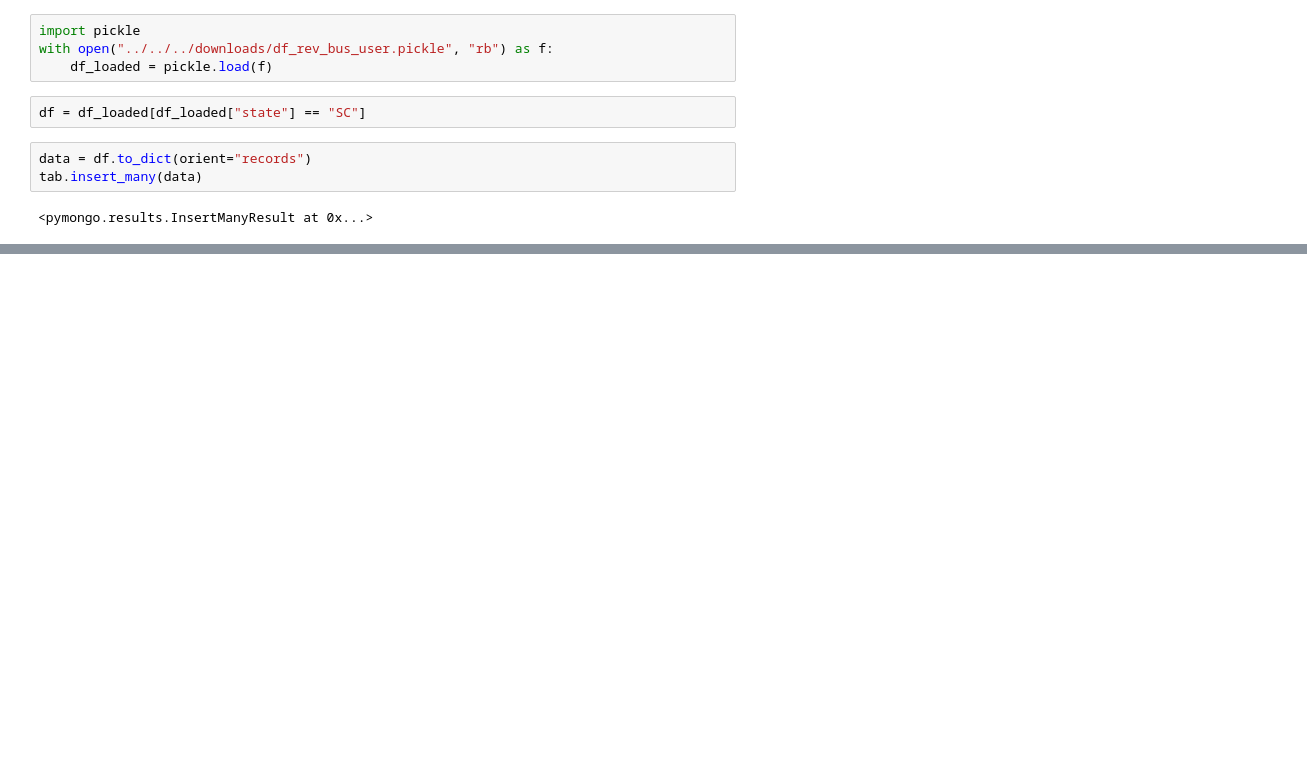
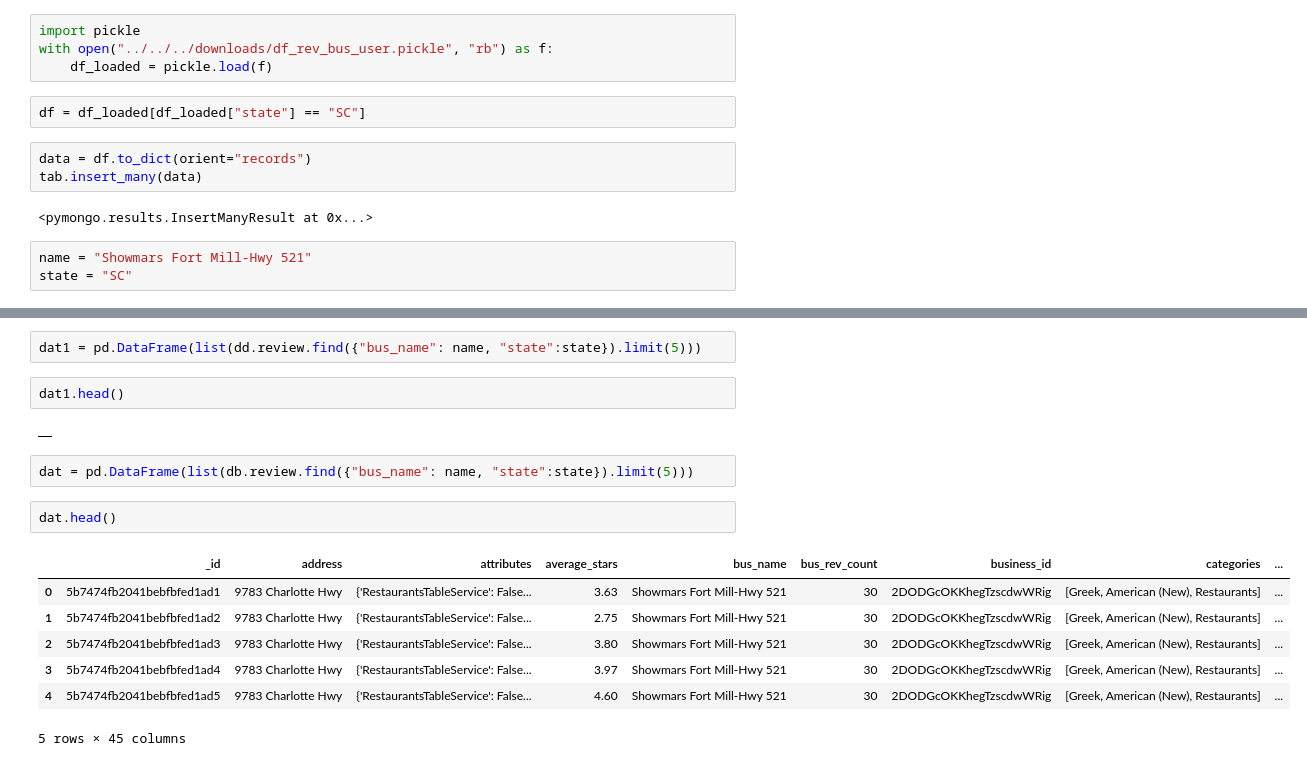
Before and after one commit to Chibuzor44/dsi-capstone, a Jupyter notebook: pipeline.ipynb, the cells around one changed output, grey strips where cells are left out. Saved outputs shown, nothing was run; the diff lists cells and outputs as text; blank space fills up the shorter version.

```diff
--- a/pipeline.ipynb
+++ b/pipeline.ipynb
@@ -42,3 +42,6 @@ data = df.to_dict(orient="records")
 tab.insert_many(data)
 # %% [output]
 <pymongo.results.InsertManyResult at 0x...>
+# %%
+name = "Showmars Fort Mill-Hwy 521"
+state = "SC"
@@ -44,0 +70,18 @@ tab.insert_many(data)
+# %%
+dat1 = pd.DataFrame(list(dd.review.find({"bus_name": name, "state":state}).limit(5)))
+# %%
+dat1.head()
+# %% [output]
+|  |
+# %%
+dat = pd.DataFrame(list(db.review.find({"bus_name": name, "state":state}).limit(5)))
+# %%
+dat.head()
+# %% [output]
+|  | _id | address | attributes | average_stars | bus_name | bus_rev_count | business_id | categories | ... |
+| 0 | 5b7474fb2041bebfbfed1ad1 | 9783 Charlotte Hwy | {'RestaurantsTableService': False... | 3.63 | Showmars Fort Mill-Hwy 521 | 30 | 2DODGcOKKhegTzscdwWRig | [Greek, American (New), Restaurants] | ... |
+| 1 | 5b7474fb2041bebfbfed1ad2 | 9783 Charlotte Hwy | {'RestaurantsTableService': False... | 2.75 | Showmars Fort Mill-Hwy 521 | 30 | 2DODGcOKKhegTzscdwWRig | [Greek, American (New), Restaurants] | ... |
+| 2 | 5b7474fb2041bebfbfed1ad3 | 9783 Charlotte Hwy | {'RestaurantsTableService': False... | 3.80 | Showmars Fort Mill-Hwy 521 | 30 | 2DODGcOKKhegTzscdwWRig | [Greek, American (New), Restaurants] | ... |
+| 3 | 5b7474fb2041bebfbfed1ad4 | 9783 Charlotte Hwy | {'RestaurantsTableService': False... | 3.97 | Showmars Fort Mill-Hwy 521 | 30 | 2DODGcOKKhegTzscdwWRig | [Greek, American (New), Restaurants] | ... |
+| 4 | 5b7474fb2041bebfbfed1ad5 | 9783 Charlotte Hwy | {'RestaurantsTableService': False... | 4.60 | Showmars Fort Mill-Hwy 521 | 30 | 2DODGcOKKhegTzscdwWRig | [Greek, American (New), Restaurants] | ... |
+5 rows × 45 columns
```
Also changed, not shown: parts of 16 cells of this notebook.
